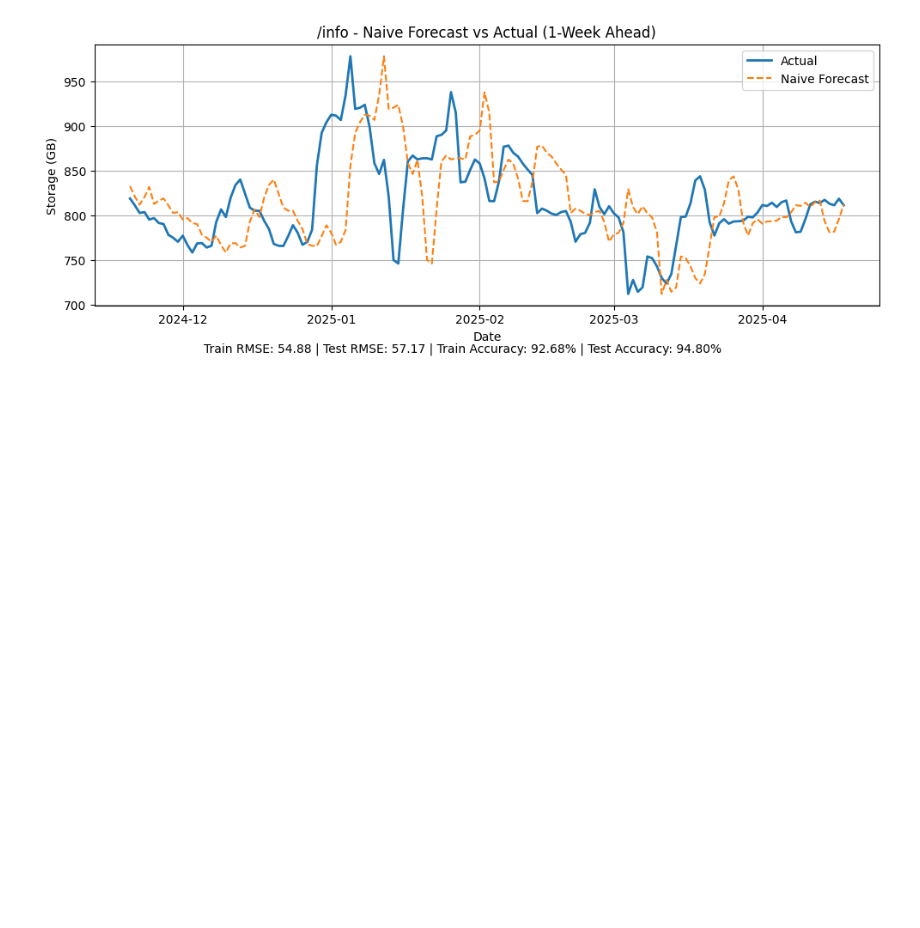
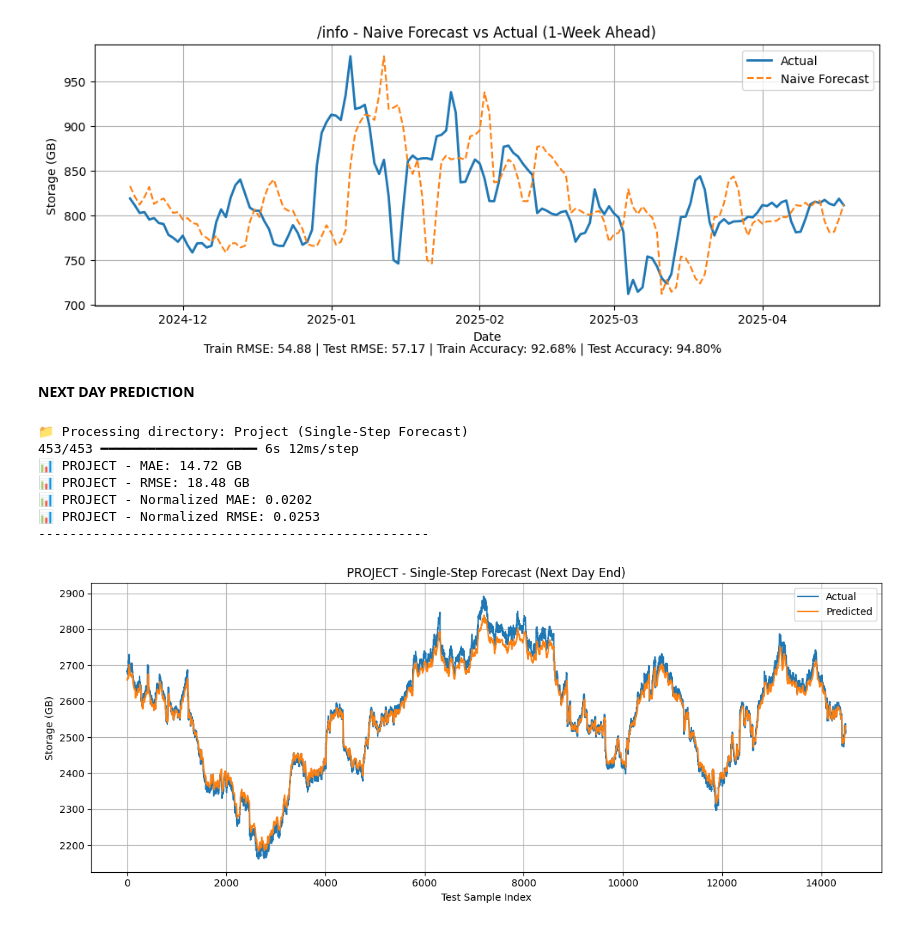
Before and after one commit to VarshithPawarHR/HPE-StoragePrediction, a Jupyter notebook: Collab/Varshith_Final/Week_month_3months.ipynb, the cells around one changed output. Cells and saved outputs as stored; diff of their text form; code cells hidden in the pictures; blank space fills up the shorter version.

```diff
--- a/Collab/Varshith_Final/Week_month_3months.ipynb
+++ b/Collab/Varshith_Final/Week_month_3months.ipynb
@@ -390,3 +390,24 @@ Processing directory: /customer
 Processing directory: /info
 1-Week Ahead Forecast: Test Accuracy = 94.80%
 [figure]
+# %% [markdown]
+**NEXT DAY PREDICTION**
+# %%
+def create_sequences_singlestep(data, sequence_length):
+    X, y = [], []
+    for i in range(len(data) - sequence_length):
+        X.append(data[i:i + sequence_length])
+        y.append(data[i + sequence_length])  # Just one value
+    return np.array(X), np.array(y)
+# %%
+def build_lstm_model_singlestep(input_shape):
+    model = Sequential([
+        Input(shape=input_shape),
+        LSTM(64, return_sequences=True),
+        Dropout(0.25),
+        LSTM(32),
+        Dropout(0.2),
+        Dense(1)
+    ])
+    model.compile(optimizer='adam', loss='mse', metrics=['mae'])
+    return model
@@ -392,0 +482,11 @@ Processing directory: /info
+# %%
+train_single_step_forecast_model(projects_df.copy(), dir_name='Project')
+# %% [output]
+📁 Processing directory: Project (Single-Step Forecast)
+453/453 ━━━━━━━━━━━━━━━━━━━━ 6s 12ms/step
+📊 PROJECT - MAE: 14.72 GB
+📊 PROJECT - RMSE: 18.48 GB
+📊 PROJECT - Normalized MAE: 0.0202
+📊 PROJECT - Normalized RMSE: 0.0253
+--------------------------------------------------
+[figure, added]
```
Also changed, not shown: parts of 4 cells of this notebook, 4 other files.
